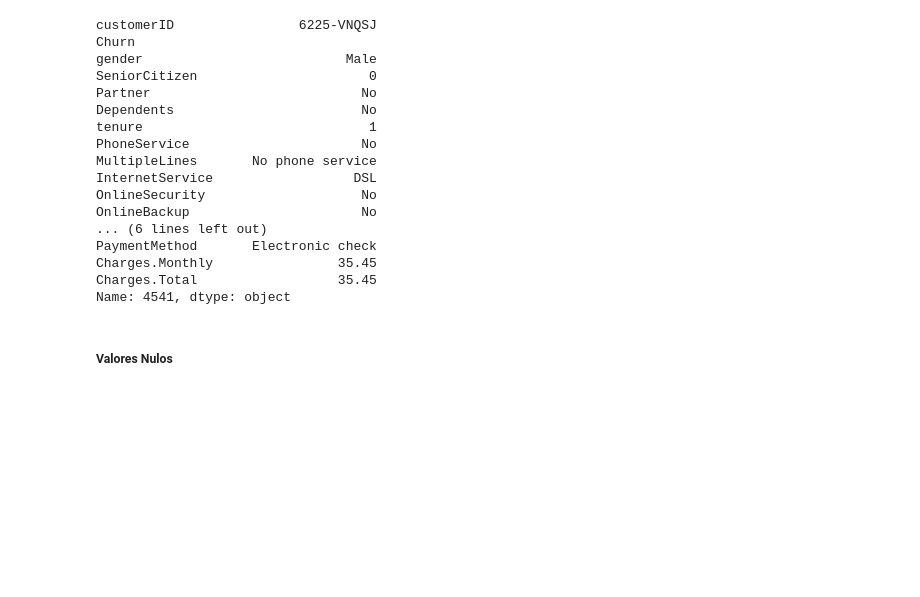
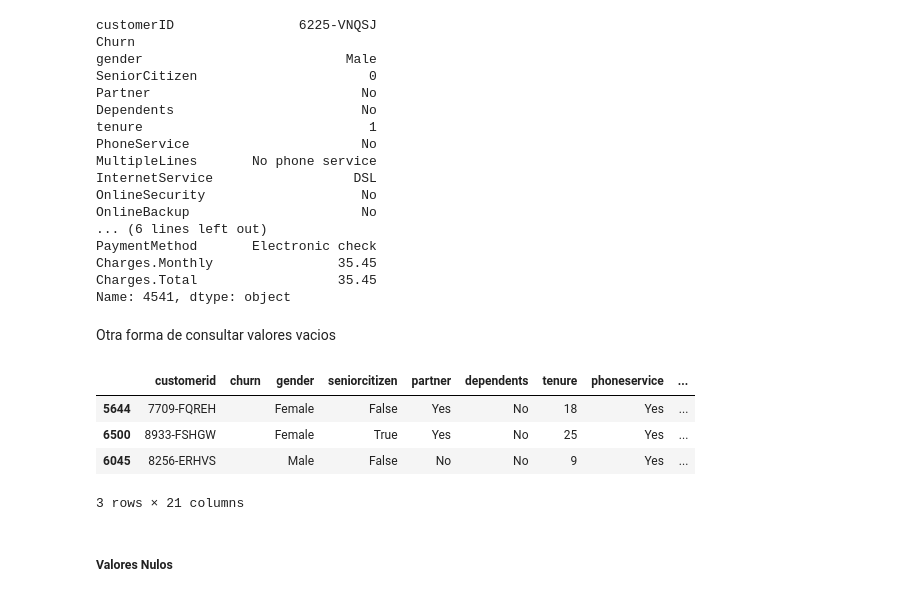
Before and after one commit to MigXDev/CS_Datos_I_DESAFIO_2, a Jupyter notebook: challenge2-data-science-LATAM-main/TelecomX_LATAM.ipynb, the cells around one changed output. Cells and saved outputs as stored; diff of their text form; code cells hidden in the pictures; blank space fills up the shorter version.

```diff
--- a/challenge2-data-science-LATAM-main/TelecomX_LATAM.ipynb
+++ b/challenge2-data-science-LATAM-main/TelecomX_LATAM.ipynb
@@ -229,6 +229,17 @@ PaymentMethod       Electronic check
 Charges.Monthly                35.45
 Charges.Total                  35.45
 Name: 4541, dtype: object
+# %% [markdown]
+Otra forma de consultar valores vacios
+# %%
+Churn_a = Datos_Norm[Datos_Norm['churn'] == '']
+Churn_a.sample(3)
+# %% [output]
+|  | customerid | churn | gender | seniorcitizen | partner | dependents | tenure | phoneservice | ... |
+| 5644 | 7709-FQREH |  | Female | False | Yes | No | 18 | Yes | ... |
+| 6500 | 8933-FSHGW |  | Female | True | Yes | No | 25 | Yes | ... |
+| 6045 | 8256-ERHVS |  | Male | False | No | No | 9 | Yes | ... |
+3 rows × 21 columns
 # %% [markdown]
 ##### Valores Nulos
 # %%
```
Also changed, not shown: parts of 18 cells of this notebook.
